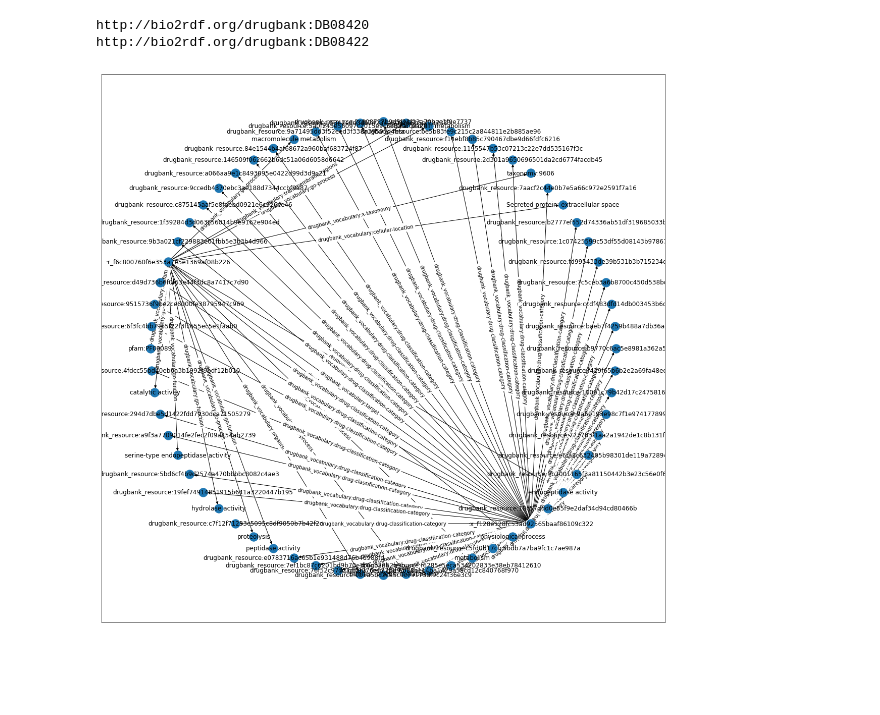
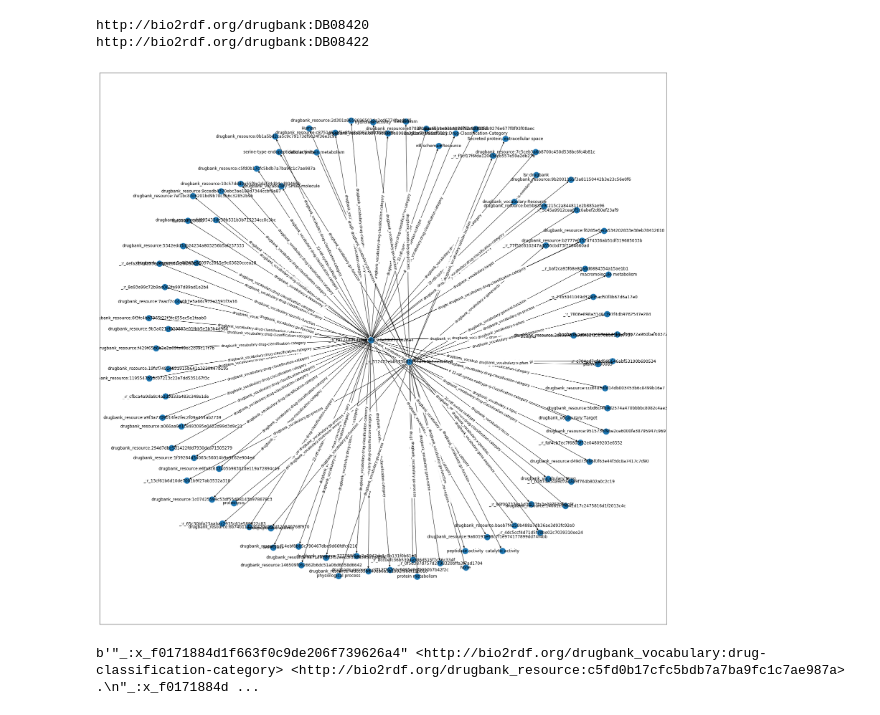
Before and after one commit to SynStratos/RDF_Clustering, a Jupyter notebook: main_nb.ipynb, the cells around one changed output. Drawn from its saved outputs; the diff is of its cells as text; code cells hidden in the pictures; blank space fills up the shorter version.

```diff
--- a/main_nb.ipynb
+++ b/main_nb.ipynb
@@ -119,9 +106,23 @@ print(drug2)
 # %% [output]
 http://bio2rdf.org/drugbank:DB08420
 http://bio2rdf.org/drugbank:DB08422
-# %%
-x_Tx = new_lcs(drug1, drug2, graph1, graph2, 2)
-x_Tx.visualise()
-# %% [output]
-[figure, removed]
+# %%
+# ESTRAZIONE DI UNINFORMATIVE TRIPLES E STOPPING PATTERNS DAI FILE
+preds = pd.read_csv('data/uninformative.tsv', sep='\t')
+preds = [rdflib.URIRef(x) for x in preds['uninformative']]
+
+stop_patterns = pd.read_csv('data/stop_patterns.tsv', sep='\t')
+stop_patterns = [x for x in stop_patterns['stopping_patterns']]
+# %%
+# CREAZIONE DEL GRAFO OTTENUTO DAL LCS
+rdflib_x_Tx = new_lcs(graph1, graph2, depth=2, stop_patterns=stop_patterns, uninformative_triples=preds)
+# %%
+# RAPPRESENTAZIONE GRAFICA IN PLOT DEL GRAFO
+rdf_to_plot(rdflib_x_Tx)
+
+# SALVATAGGIO DEL GRAFO IN FORMATO 'NT'
+rdf_to_text(rdflib_x_Tx, 'data/outputs', 'nt')
+# %% [output]
+[figure, added]
+b'"_:x_f0171884d1f663f0c9de206f739626a4" <http://bio2rdf.org/drugbank_vocabulary:drug-classification-category> <http://bio2rdf.org/drugbank_resource:c5fd0b17cfc5bdb7a7ba9fc1c7ae987a> .\n"_:x_f0171884d ...
 # %%
```
Also changed, not shown: parts of 19 cells of this notebook, 33 other files.
